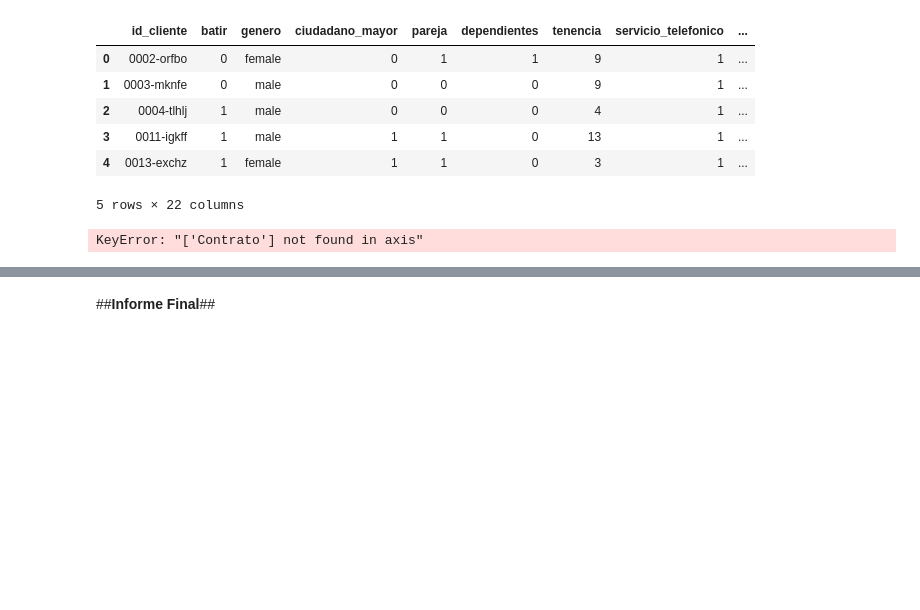
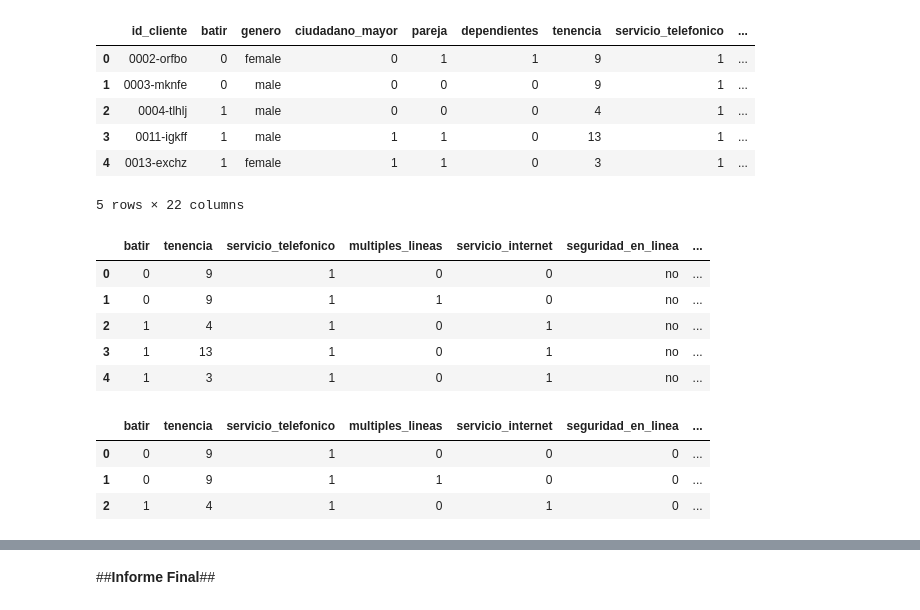
Before and after one commit to Mela0888/Challenge-Telecom-X-1, a Jupyter notebook: TELECOM_X_1.ipynb, the cells around one changed output, grey strips where cells are left out. Saved outputs shown, nothing was run; the diff lists cells and outputs as text; code cells hidden in the pictures; blank space fills up the shorter version.

```diff
--- a/TELECOM_X_1.ipynb
+++ b/TELECOM_X_1.ipynb
@@ -428,16 +410,26 @@ datos_servicio.head()
 5 rows × 22 columns
 # %%
 datos_servicio.drop(["id_cliente","genero","ciudadano_mayor","pareja",
-                     "dependientes","Contrato","facturacion_virtual",
+                     "dependientes","contrato","facturacion_virtual",
                      "metodo_pago","cargos_totales","cuentas_diarias"],axis = 1, inplace = True)
 datos_servicio.head()
 # %% [output]
-KeyError: "['Contrato'] not found in axis"
+|  | batir | tenencia | servicio_telefonico | multiples_lineas | servicio_internet | seguridad_en_linea | ... |
+| 0 | 0 | 9 | 1 | 0 | 0 | no | ... |
+| 1 | 0 | 9 | 1 | 1 | 0 | no | ... |
+| 2 | 1 | 4 | 1 | 0 | 1 | no | ... |
+| 3 | 1 | 13 | 1 | 0 | 1 | no | ... |
+| 4 | 1 | 3 | 1 | 0 | 1 | no | ... |
 # %%
 datos_servicio["seguridad_en_linea"].replace({"yes":1,"no": 0}, inplace =True)
 # %%
 datos_servicio = datos_servicio.reset_index(drop = True)
 datos_servicio.head(3)
+# %% [output]
+|  | batir | tenencia | servicio_telefonico | multiples_lineas | servicio_internet | seguridad_en_linea | ... |
+| 0 | 0 | 9 | 1 | 0 | 0 | 0 | ... |
+| 1 | 0 | 9 | 1 | 1 | 0 | 0 | ... |
+| 2 | 1 | 4 | 1 | 0 | 1 | 0 | ... |
 # %%
 datos_estatus_usuario = datos_normalizados.copy()
 datos_estatus_usuario.head()
```
Also changed, not shown: parts of 7 cells of this notebook.
